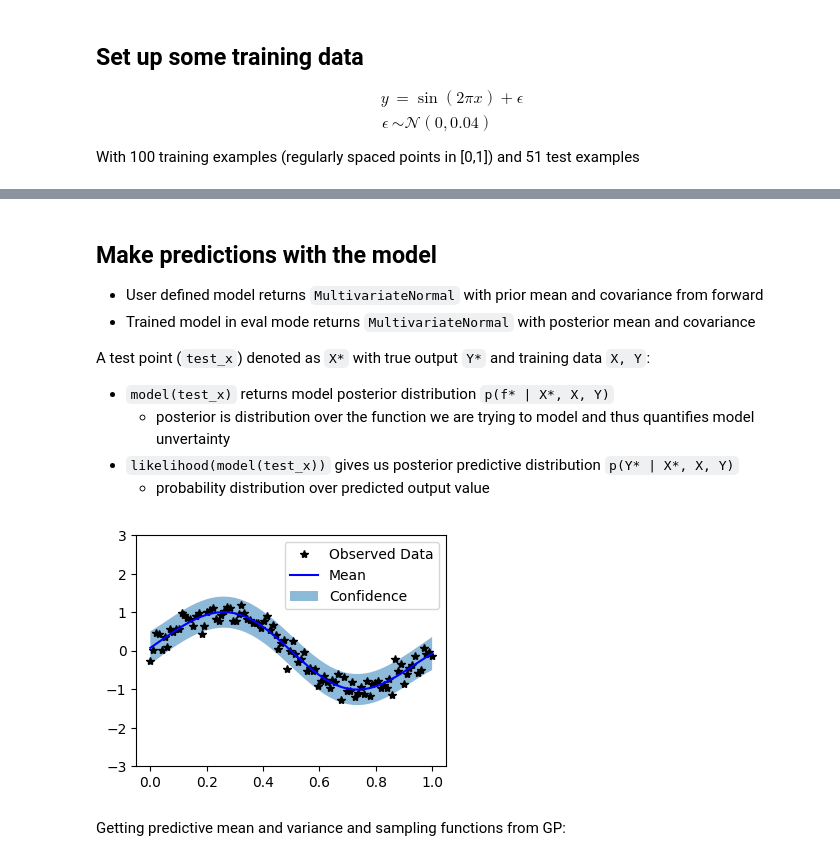
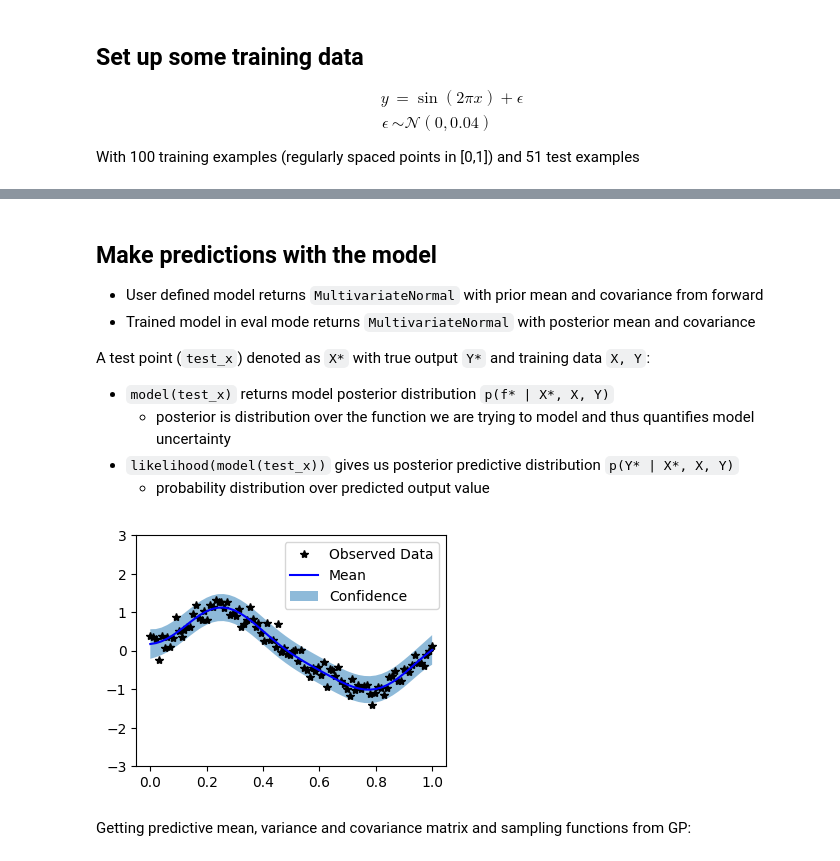
Before and after one commit to Cef0PT/famgpytorch, a Jupyter notebook: playground/conventional_singleoutput_gps.ipynb, the cells around one changed output, grey strips where cells are left out. Drawn from its saved outputs; the diff is of its cells as text; code cells hidden in the pictures.

```diff
--- a/playground/conventional_singleoutput_gps.ipynb
+++ b/playground/conventional_singleoutput_gps.ipynb
@@ -35,7 +41,7 @@ class ConventionalGPModel(gpytorch.models.ExactGP):
     def __init__(self, train_x, train_y, likelihood):
         super(ConventionalGPModel, self).__init__(train_x, train_y, likelihood)
         self.mean_module = gpytorch.means.ZeroMean()
-        self.covar_module = gpytorch.kernels.ScaleKernel(gpytorch.kernels.RBFKernel())
+        self.covar_module = gpytorch.kernels.RBFKernel()
 
     def forward(self, x):
         r"""
@@ -43,6 +49,7 @@ class ConventionalGPModel(gpytorch.models.ExactGP):
         :param x:
         :return:
         """
+        # calling the forward method of the respective module to get mean vector and covariance matrix
         mean_x = self.mean_module(x)
         covar_x = self.covar_module(x)
         return gpytorch.distributions.MultivariateNormal(mean_x, covar_x)
@@ -118,43 +121,43 @@ Iter 5000/50 - Loss: -0.068   lengthscale: 0.277   noise: 0.039
 
 A test point (`test_x`) denoted as `X*` with true output `Y*` and training data `X, Y`:
 - `model(test_x)` returns model posterior distribution `p(f* | X*, X, Y)`
-    - posterior is distribution over the function we are trying to model and thus quantifies model unvertainty
+    - posterior is distribution over the function we are trying to model and thus quantifies model uncertainty
 - `likelihood(model(test_x))` gives us posterior predictive distribution `p(Y* | X*, X, Y)`
     - probability distribution over predicted output value
 # %%
 # set model to evaluation mode (predictive posterior)
 model.eval()
 likelihood.eval()
 
 # test points are regularly spaced alon [0, 1]
 # make predictions by feeding model through likelihood
 with torch.no_grad():
     test_x = torch.linspace(0, 1, 51)
     observed_pred = likelihood(model(test_x))
 
 # plot model fit
-with torch.no_grad():
-    # initialize plot
-    f, ax = plt.subplots(1, 1, figsize=(4, 3))
+# initialize plot
+f, ax = plt.subplots(1, 1, figsize=(4, 3))
 
-    # get upper and lower confidence bounds
-    lower, upper = observed_pred.confidence_region()
+# get upper and lower confidence bounds
+lower, upper = observed_pred.confidence_region()
 
-    # plot training data as black stars
-    ax.plot(train_x.numpy(), train_y.numpy(), 'k*')
+# plot training data as black stars
+ax.plot(train_x.numpy(), train_y.numpy(), 'k*')
 
-    # plot predictive means as blue line
-    ax.plot(test_x.numpy(), observed_pred.mean.numpy(), 'b')
+# plot predictive means as blue line
+ax.plot(test_x.numpy(), observed_pred.mean.numpy(), 'b')
 
-    # shade between lower and upper confidence bounds
-    ax.fill_between(test_x.numpy(), lower.numpy(), upper.numpy(), alpha=0.5)
-    ax.set_ylim([-3, 3])
+# shade between lower and upper confidence bounds
+ax.fill_between(test_x.numpy(), lower.numpy(), upper.numpy(), alpha=0.5)
+ax.set_ylim([-3, 3])
 
-    ax.legend(['Observed Data', 'Mean', 'Confidence'])
+ax.legend(['Observed Data', 'Mean', 'Confidence'])
+None
 # %% [output]
-[figure, old version]
+[figure, new version]
 # %% [markdown]
-Getting predictive mean and variance and sampling functions from GP:
+Getting predictive mean, variance and covariance matrix and sampling functions from GP:
 # %%
 f_preds = model(test_x)
 y_pred = likelihood(model(test_x))
```
Also changed, not shown: parts of 6 cells of this notebook.
